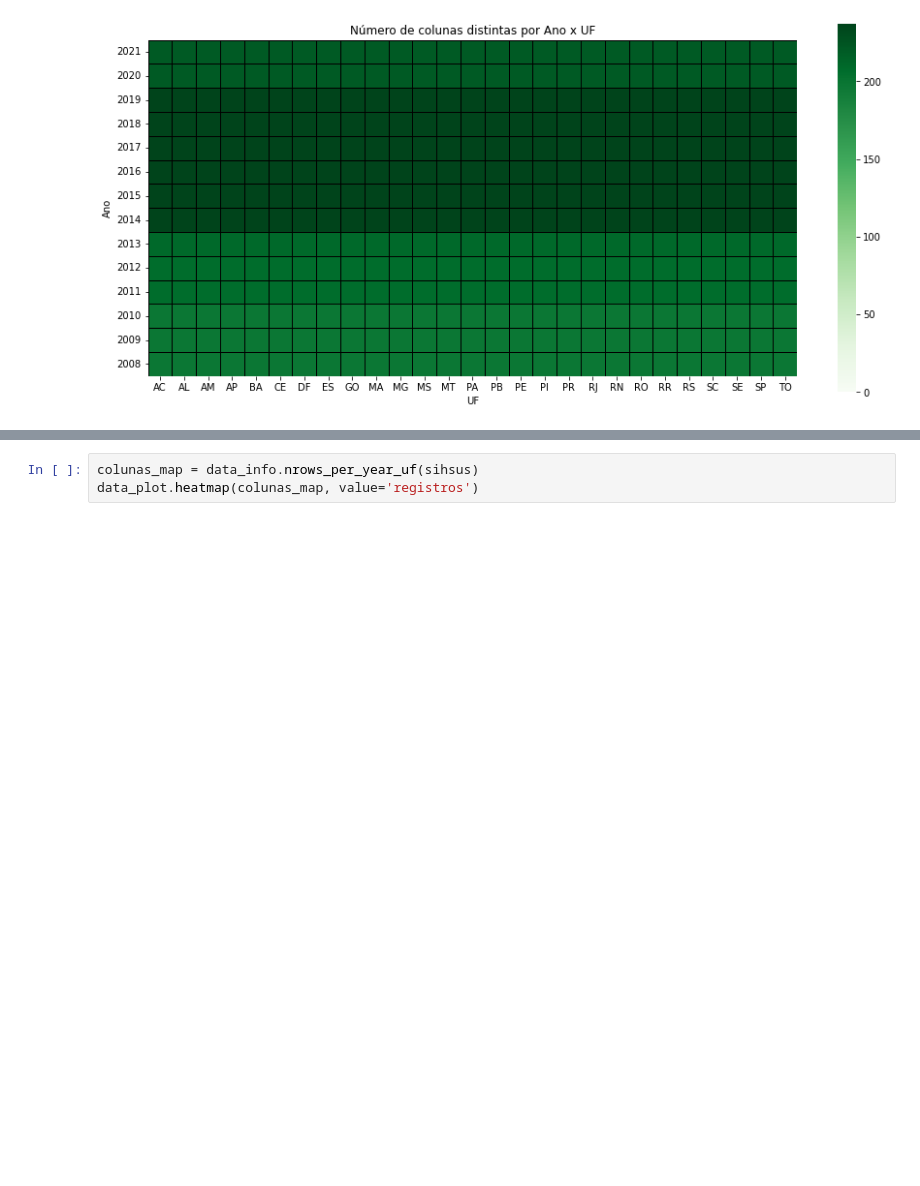
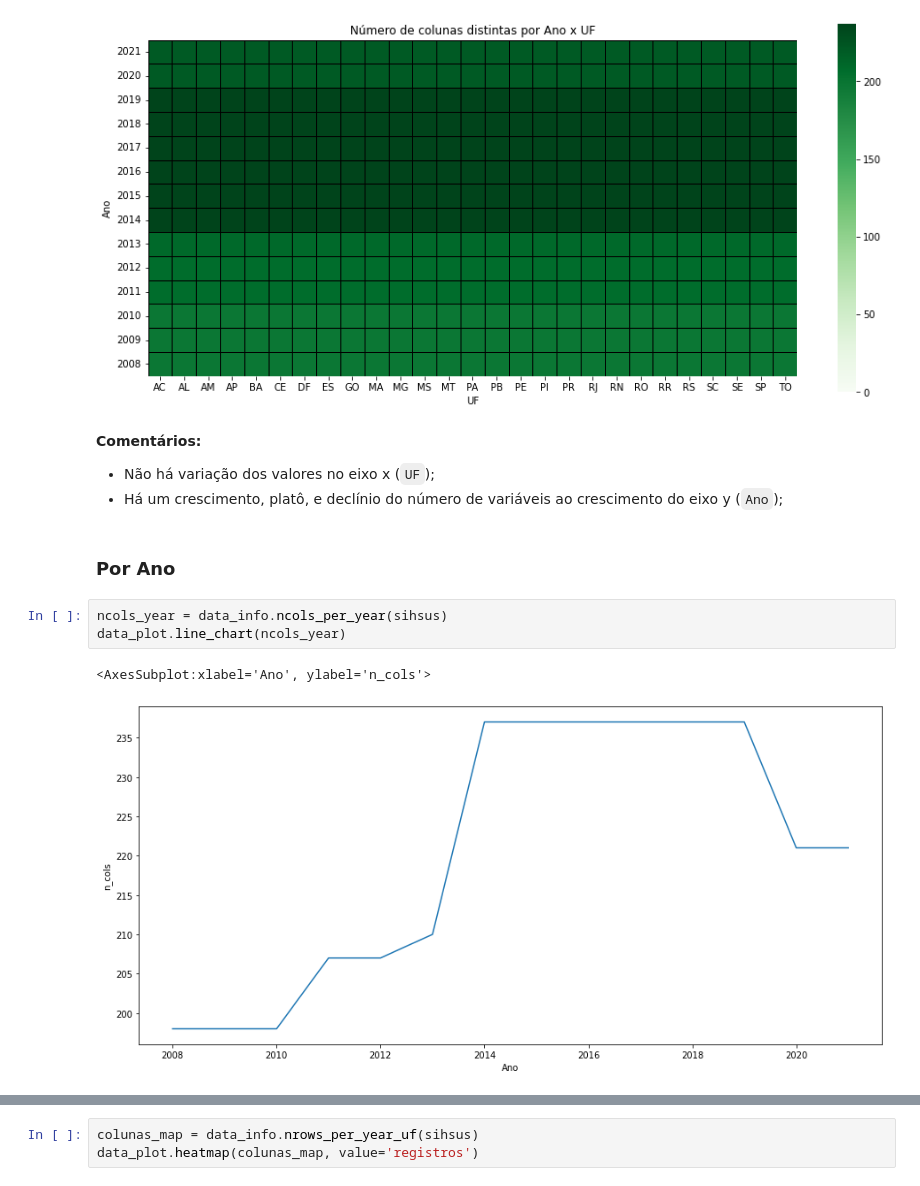
Before and after one commit to lucaslopes/gestantes, a Jupyter notebook: notebook.ipynb, the cells around one changed output, grey strips where cells are left out. Drawn from its saved outputs; the diff is of its cells as text; blank space fills up the shorter version.

Commit message:
Explanation for  each plot

```diff
--- a/notebook.ipynb
+++ b/notebook.ipynb
@@ -79,3 +80,15 @@ data_plot.heatmap(colunas, value='colunas distintas')
 # %% [output]
 <AxesSubplot:title={'center':'Número de colunas distintas por Ano x UF'}, xlabel='UF', ylabel='Ano'>
 [figure]
+# %% [markdown]
+**Comentários:**
+- Não há variação dos valores no eixo x (`UF`);
+- Há um crescimento, platô, e declínio do número de variáveis ao crescimento do eixo y (`Ano`);
+# %% [markdown]
+### Por Ano
+# %%
+ncols_year = data_info.ncols_per_year(sihsus)
+data_plot.line_chart(ncols_year)
+# %% [output]
+<AxesSubplot:xlabel='Ano', ylabel='n_cols'>
+[figure, added]
```
Also changed, not shown: parts of 26 cells of this notebook, 2 other files.
